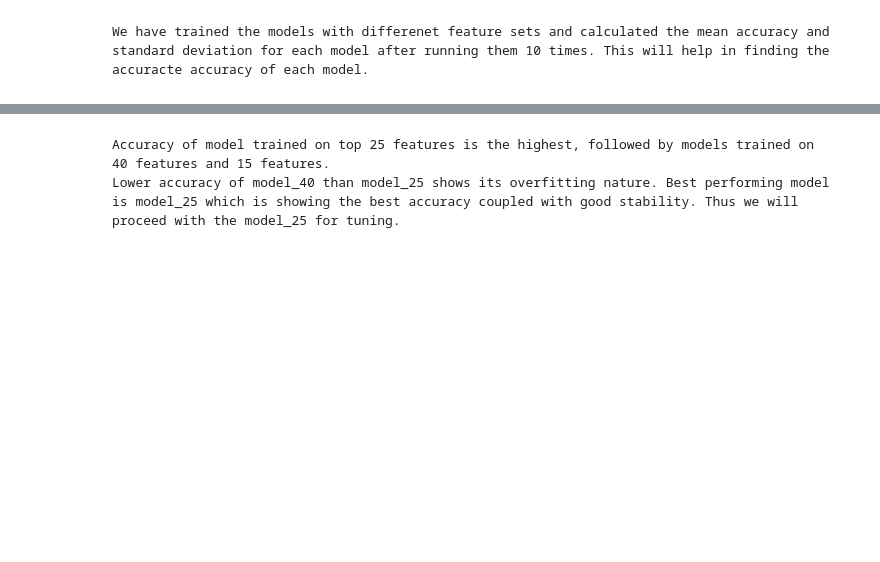
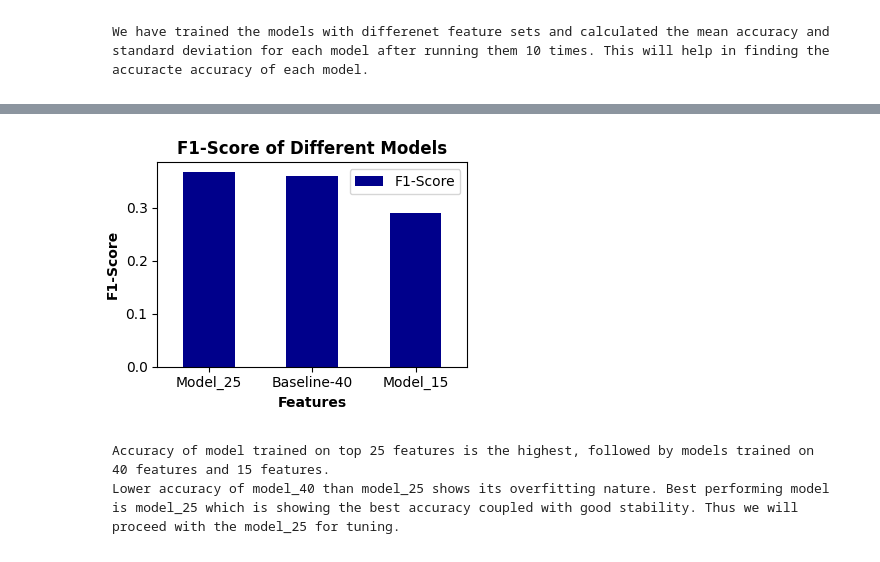
Before and after one commit to Padhanaya/apex-project2, a Jupyter notebook: apex.ipynb, the cells around one changed output, grey strips where cells are left out. Cells and saved outputs as stored; diff of their text form; code cells hidden in the pictures; blank space fills up the shorter version.

````diff
--- a/apex.ipynb
+++ b/apex.ipynb
@@ -960,3 +954,13 @@ pd.DataFrame(
+# %%
+model_df[['Features', 'F1-Score']].plot(kind = 'bar', x = 'Features', y = 'F1-Score', color = 'darkblue', figsize = (4,3))
+plt.xticks(rotation = 0)
+plt.ylabel("F1-Score", weight = 'bold')
+plt.xlabel("Features", weight = 'bold')
+plt.title("F1-Score of Different Models", weight = 'bold')
+plt.tight_layout()
+plt.show()
+# %% [output]
+[figure, added]
 # %% [markdown]
 ```
 Accuracy of model trained on top 25 features is the highest, followed by models trained on 40 features and 15 features.
````
Also changed, not shown: parts of 20 cells of this notebook.
